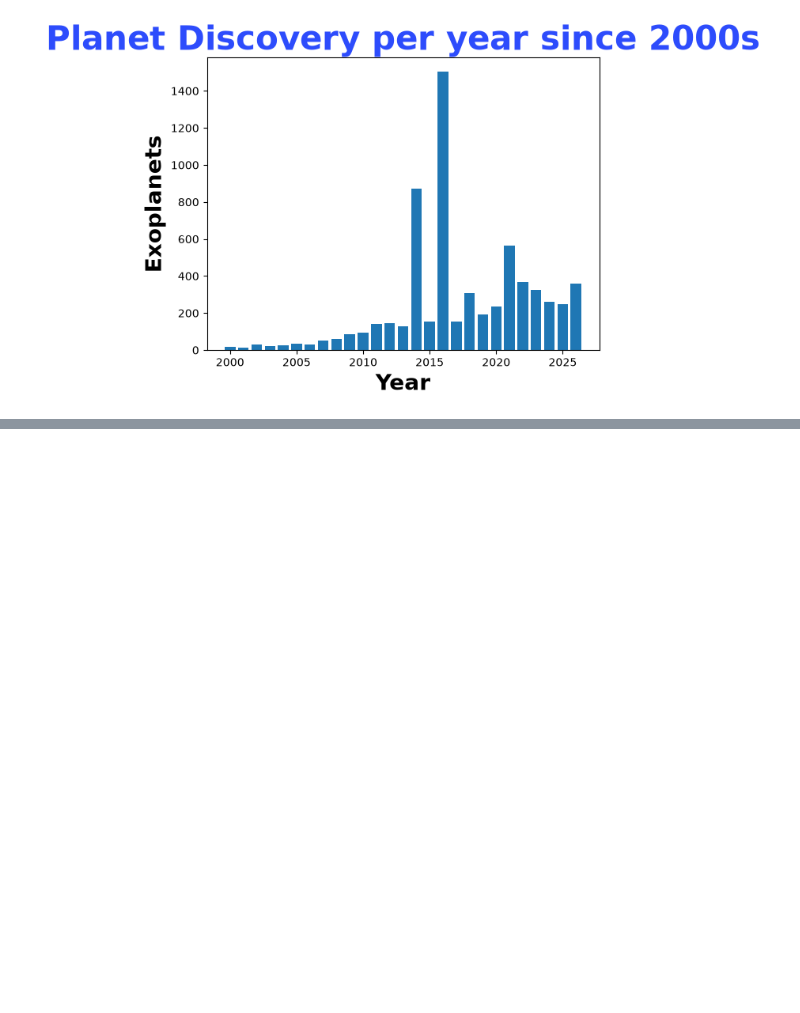
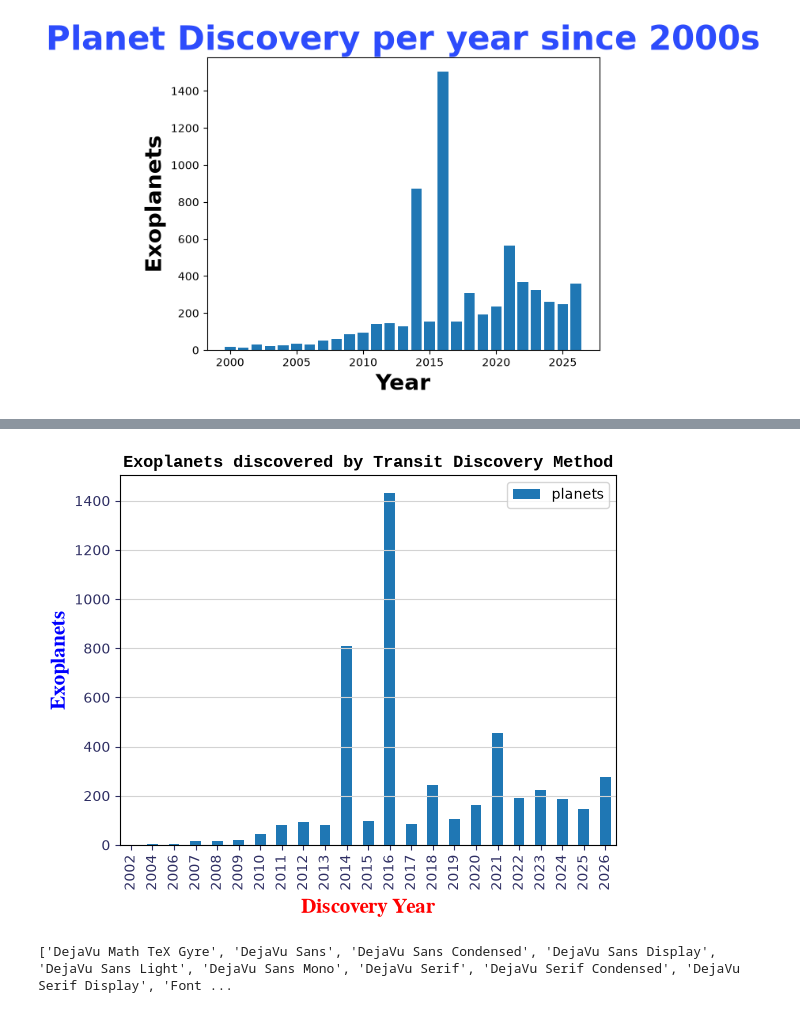
Before and after one commit to alexandervp1/aequo-finance, a Jupyter notebook: data/astronomical_data.ipynb, the cells around one changed output, grey strips where cells are left out. Saved outputs shown, nothing was run; the diff lists cells and outputs as text; code cells hidden in the pictures; blank space fills up the shorter version.

```diff
--- a/data/astronomical_data.ipynb
+++ b/data/astronomical_data.ipynb
@@ -97,0 +110,40 @@ Index(['pl_name', 'hostname', 'default_flag', 'discoverymethod', 'disc_year',
+# %%
+df_sample3 = pd.read_sql("""
+    SELECT disc_year, COUNT(*) AS planets
+    FROM exoplanets_data
+    WHERE discoverymethod = 'Transit'
+    GROUP BY disc_year
+    ORDER BY disc_year ASC
+
+""", engine)
+
+df_sample3.plot.bar(x='disc_year', y='planets')
+plt.title('Exoplanets discovered by Transit Discovery Method', family="Liberation Mono",
+          fontweight="bold",
+          color="black")
+
+plt.xlabel("Discovery Year", fontsize= 15,
+           family="FreeSerif",
+           fontweight="bold",
+           color="red")
+
+plt.ylabel("Exoplanets", fontsize=15,
+           family="FreeSerif",
+           fontweight="bold",
+           color="blue")
+
+plt.tick_params(axis="both",
+                colors="#2e2e63")
+
+plt.grid(axis="y",
+         color="lightgray")
+# %% [output]
+[figure, added]
+# %%
+import matplotlib.font_manager as fm
+
+fonts = sorted(set(fm.get_font_names()))
+
+print(fonts)
+# %% [output]
+['DejaVu Math TeX Gyre', 'DejaVu Sans', 'DejaVu Sans Condensed', 'DejaVu Sans Display', 'DejaVu Sans Light', 'DejaVu Sans Mono', 'DejaVu Serif', 'DejaVu Serif Condensed', 'DejaVu Serif Display', 'Font ...
```
Also changed, not shown: parts of 6 cells of this notebook.
